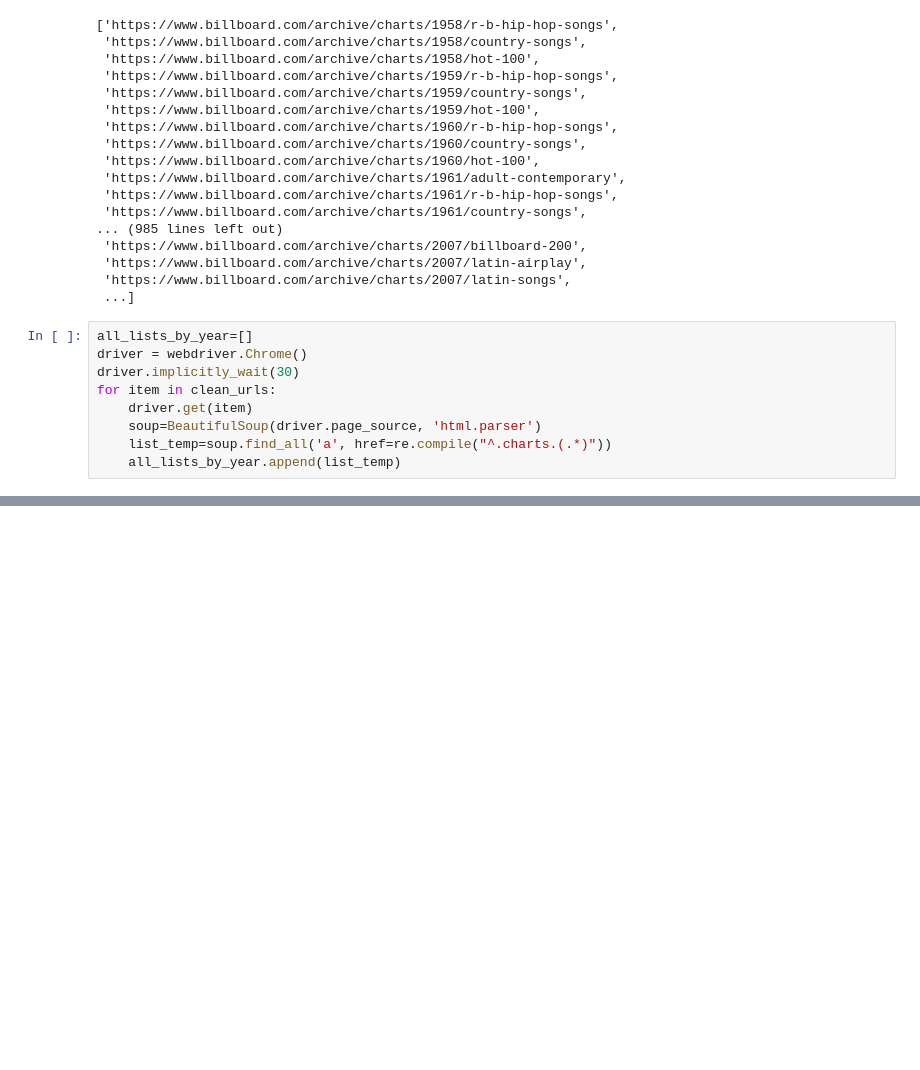
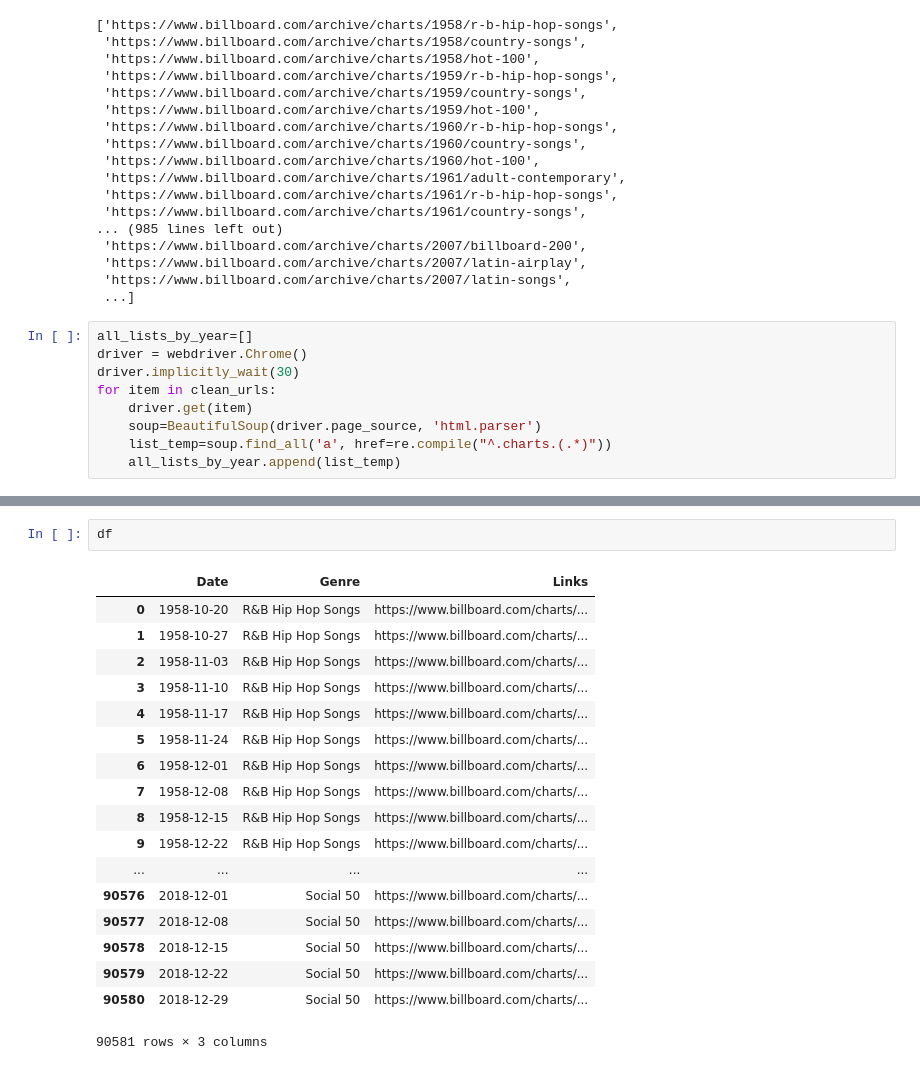
Before and after one commit to dmoreno27/music_samples, a Jupyter notebook: Billboard Scraping.ipynb, the cells around one changed output, grey strips where cells are left out. Saved outputs shown, nothing was run; the diff lists cells and outputs as text; blank space fills up the shorter version.

```diff
--- a/Billboard Scraping.ipynb
+++ b/Billboard Scraping.ipynb
@@ -128,0 +152,21 @@ for item in clean_urls:
+# %%
+df
+# %% [output]
+|  | Date | Genre | Links |
+| 0 | 1958-10-20 | R&B Hip Hop Songs | https://www.billboard.com/charts/... |
+| 1 | 1958-10-27 | R&B Hip Hop Songs | https://www.billboard.com/charts/... |
+| 2 | 1958-11-03 | R&B Hip Hop Songs | https://www.billboard.com/charts/... |
+| 3 | 1958-11-10 | R&B Hip Hop Songs | https://www.billboard.com/charts/... |
+| 4 | 1958-11-17 | R&B Hip Hop Songs | https://www.billboard.com/charts/... |
+| 5 | 1958-11-24 | R&B Hip Hop Songs | https://www.billboard.com/charts/... |
+| 6 | 1958-12-01 | R&B Hip Hop Songs | https://www.billboard.com/charts/... |
+| 7 | 1958-12-08 | R&B Hip Hop Songs | https://www.billboard.com/charts/... |
+| 8 | 1958-12-15 | R&B Hip Hop Songs | https://www.billboard.com/charts/... |
+| 9 | 1958-12-22 | R&B Hip Hop Songs | https://www.billboard.com/charts/... |
+| ... | ... | ... | ... |
+| 90576 | 2018-12-01 | Social 50 | https://www.billboard.com/charts/... |
+| 90577 | 2018-12-08 | Social 50 | https://www.billboard.com/charts/... |
+| 90578 | 2018-12-15 | Social 50 | https://www.billboard.com/charts/... |
+| 90579 | 2018-12-22 | Social 50 | https://www.billboard.com/charts/... |
+| 90580 | 2018-12-29 | Social 50 | https://www.billboard.com/charts/... |
+90581 rows × 3 columns
```
Also changed, not shown: parts of 13 cells of this notebook, 9 other files.
